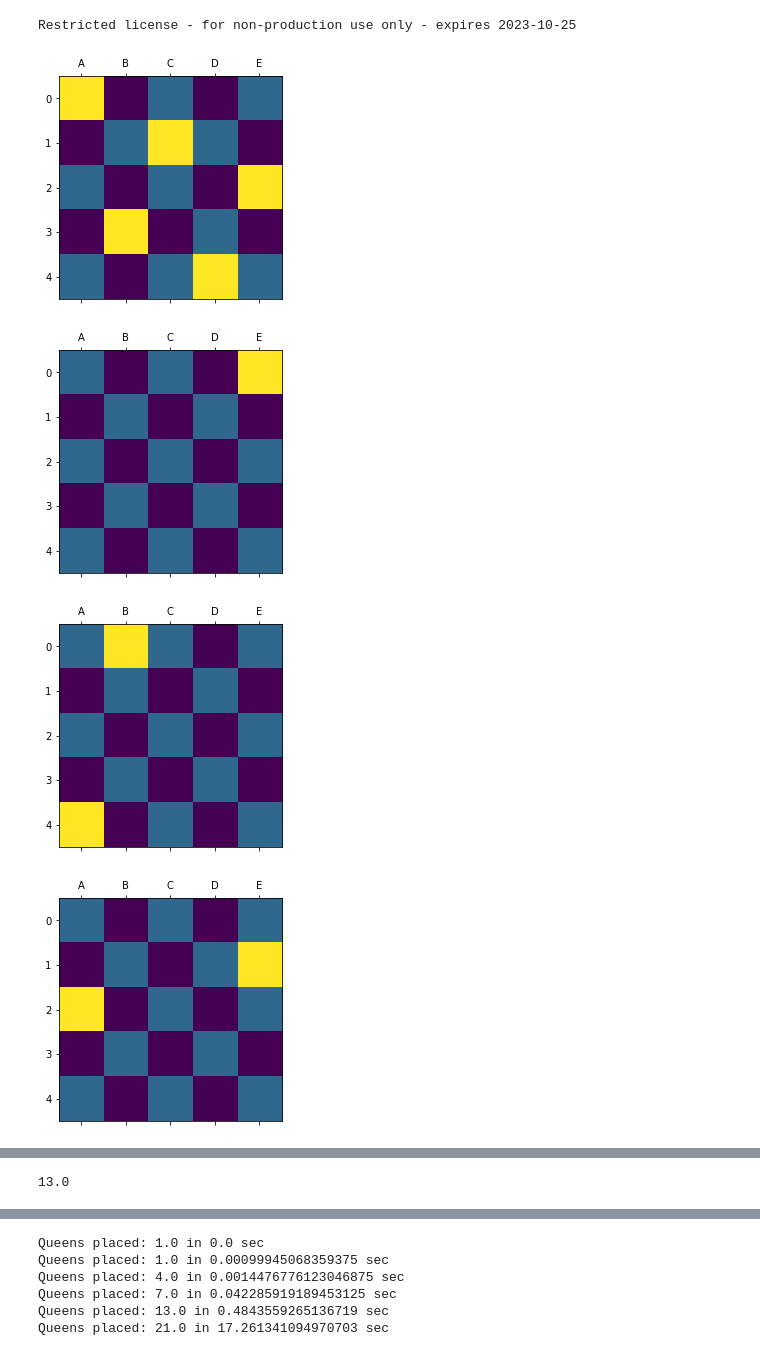
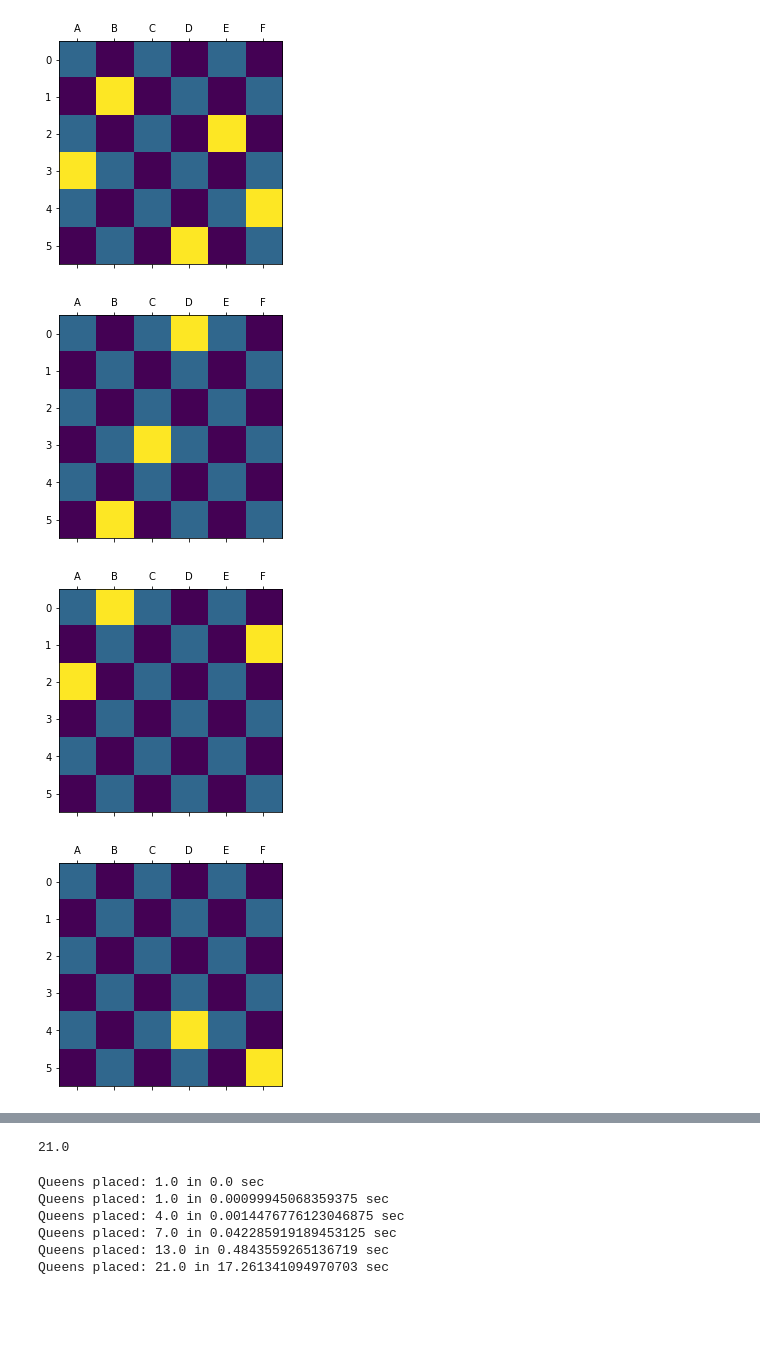
Before and after one commit to Grotzi/Multidimensional-N-Queens, a Jupyter notebook: nqueens_3D.ipynb, the cells around one changed output, grey strips where cells are left out. Cells and saved outputs as stored; diff of their text form; code cells hidden in the pictures; blank space fills up the shorter version.

```diff
--- a/nqueens_3D.ipynb
+++ b/nqueens_3D.ipynb
@@ -96,14 +96,13 @@ def plotdensity(n: int, squares, solution_count):
     return np.rint(sumat)
 # %%
 #example how to run the code
-n = 5
+n = 6
 model, squares = createmodel(n)
 solve(n, model, squares)
 plot(n, squares)
 model.objVal
 # %% [output]
-Restricted license - for non-production use only - expires 2023-10-25
-[figure, old version]
+[figure, new version]
-[figure, old version]
+[figure, new version]
-[figure, old version]
+[figure, new version]
-[figure, old version]
+[figure, new version]
@@ -111 +109,0 @@ Restricted license - for non-production use only - expires 2023-10-25
-13.0
@@ -112,3 +111,4 @@ Restricted license - for non-production use only - expires 2023-10-25
+21.0
 # %%
 # runs the instances from n=l k and saves the results and runtimes
 l = 1 #start
```
Also changed, not shown: parts of 1 cell of this notebook.
